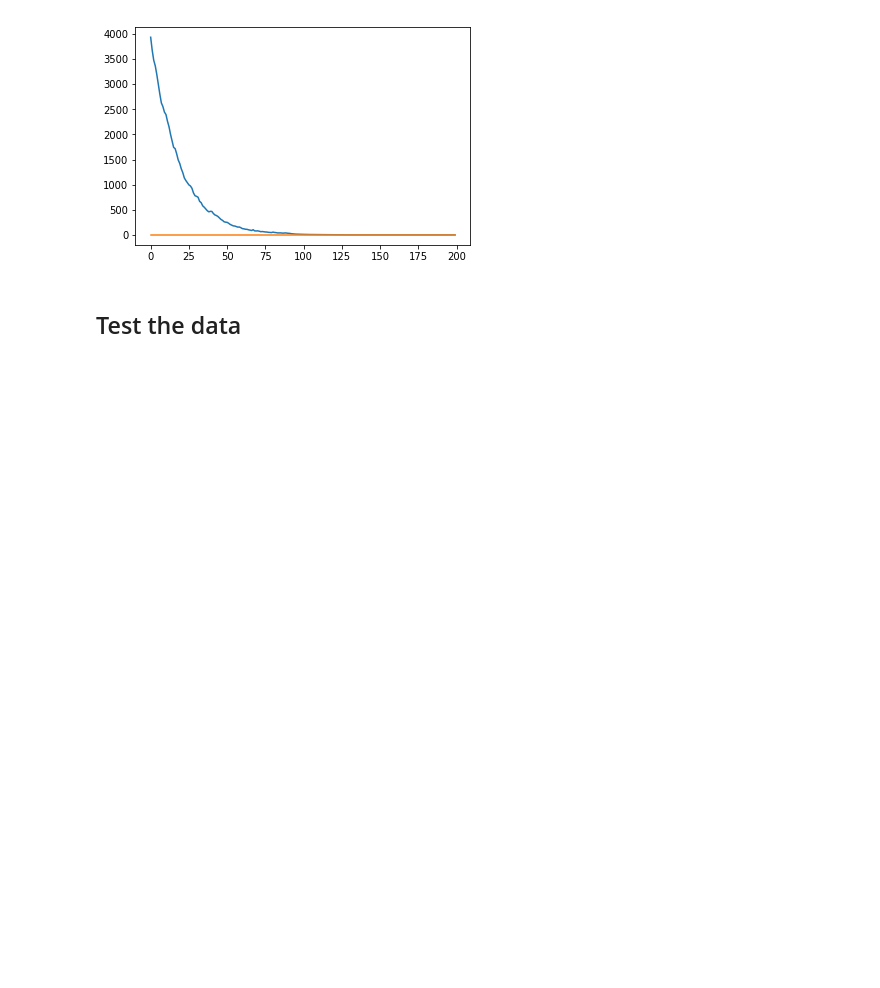
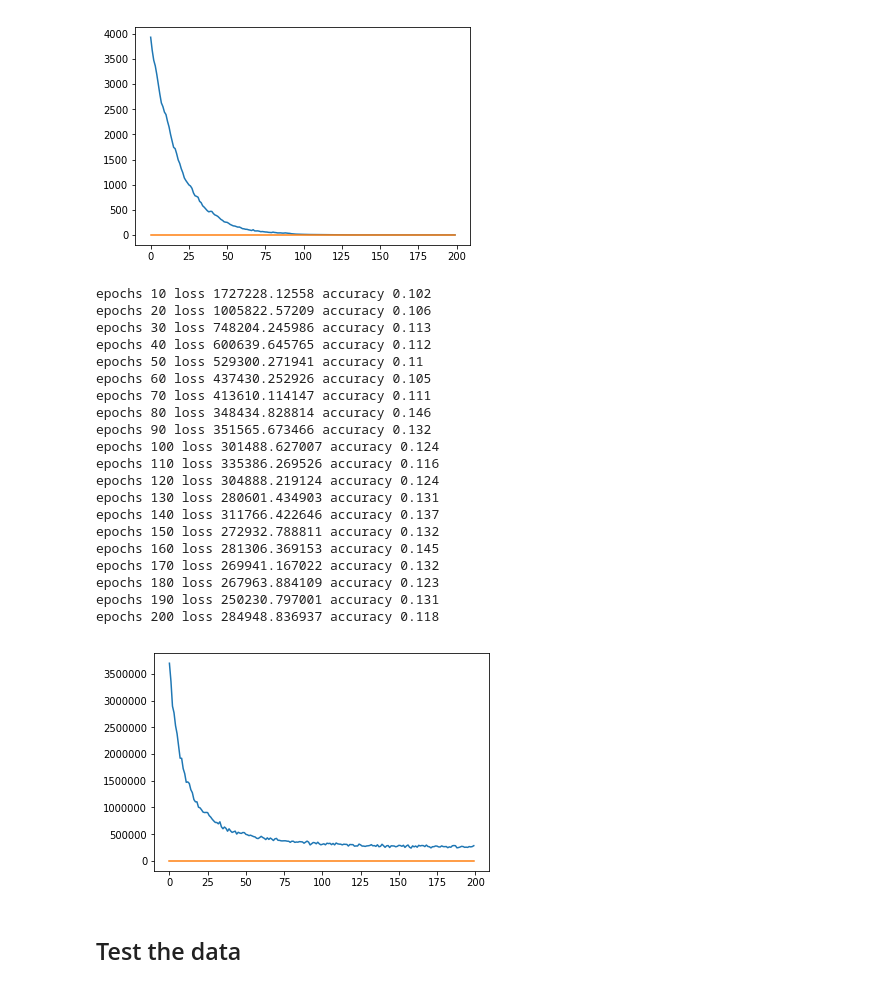
Before and after one commit to grassFlamingo/mnist_lunch, a Jupyter notebook: challenge.ipynb, the cells around one changed output. Drawn from its saved outputs; the diff is of its cells as text; code cells hidden in the pictures; blank space fills up the shorter version.

```diff
--- a/challenge.ipynb
+++ b/challenge.ipynb
@@ -86,6 +86,34 @@ epochs 180 loss 0.0 accuracy 1.0
 epochs 190 loss 0.0 accuracy 1.0
 epochs 200 loss 0.0 accuracy 1.0
 [figure]
+# %%
+nn = NNModel()
+loss, acc = nn.train(trainData[0][:1000], trainData[1][:1000], 200, batchs=100, learning_rate=1e-3, display_per_epoch=10)
+plt.plot(np.array(loss))
+plt.plot(np.array(acc))
+plt.show()
+# %% [output]
+epochs 10 loss 1727228.12558 accuracy 0.102
+epochs 20 loss 1005822.57209 accuracy 0.106
+epochs 30 loss 748204.245986 accuracy 0.113
+epochs 40 loss 600639.645765 accuracy 0.112
+epochs 50 loss 529300.271941 accuracy 0.11
+epochs 60 loss 437430.252926 accuracy 0.105
+epochs 70 loss 413610.114147 accuracy 0.111
+epochs 80 loss 348434.828814 accuracy 0.146
+epochs 90 loss 351565.673466 accuracy 0.132
+epochs 100 loss 301488.627007 accuracy 0.124
+epochs 110 loss 335386.269526 accuracy 0.116
+epochs 120 loss 304888.219124 accuracy 0.124
+epochs 130 loss 280601.434903 accuracy 0.131
+epochs 140 loss 311766.422646 accuracy 0.137
+epochs 150 loss 272932.788811 accuracy 0.132
+epochs 160 loss 281306.369153 accuracy 0.145
+epochs 170 loss 269941.167022 accuracy 0.132
+epochs 180 loss 267963.884109 accuracy 0.123
+epochs 190 loss 250230.797001 accuracy 0.131
+epochs 200 loss 284948.836937 accuracy 0.118
+[figure, added]
 # %% [markdown]
 ## Test the data
 # %%
```
Also changed, not shown: 1 other file.
